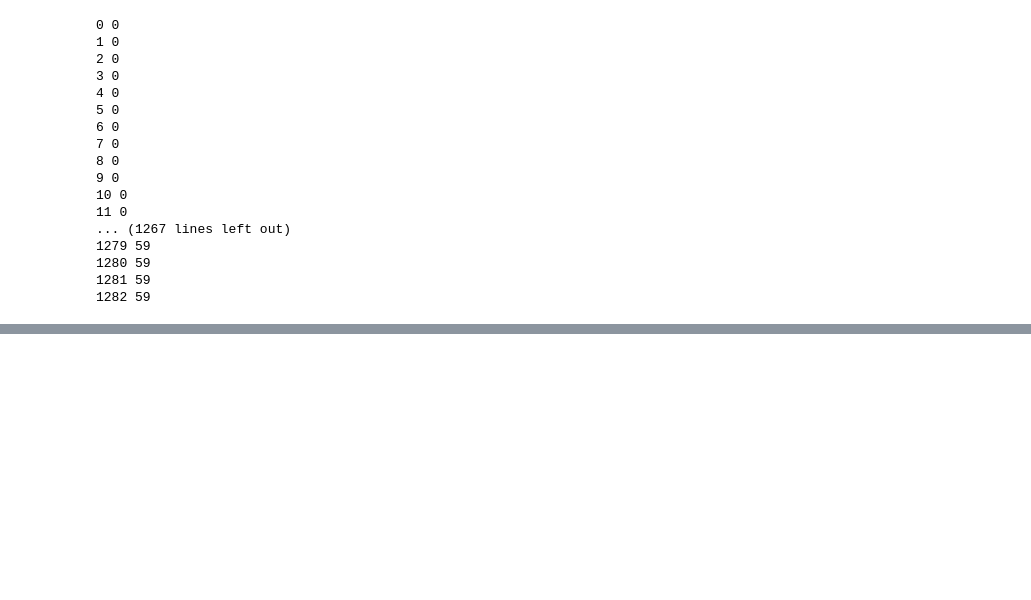
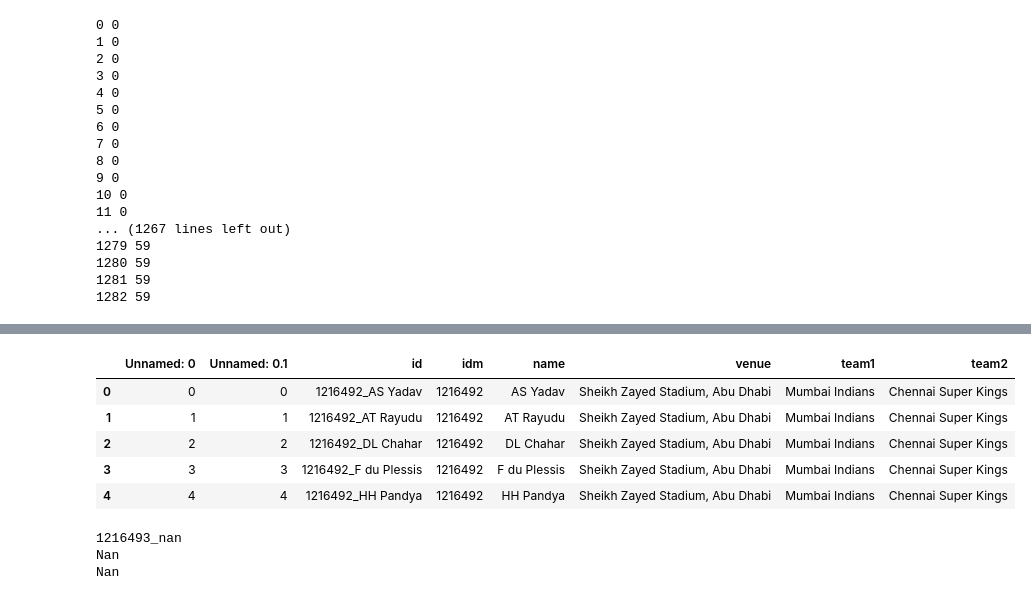
Before and after one commit to trigger007/IPL-kaggle, a Jupyter notebook: train.ipynb, the cells around one changed output, grey strips where cells are left out. Cells and saved outputs as stored; diff of their text form; code cells hidden in the pictures; blank space fills up the shorter version.

```diff
--- a/train.ipynb
+++ b/train.ipynb
@@ -177,0 +337,10 @@ test.to_csv("ipltest.csv")
+# %%
+test=pd.read_csv("ipltest.csv")
+test.head()
+# %% [output]
+|  | Unnamed: 0 | Unnamed: 0.1 | id | idm | name | venue | team1 | team2 |
+| 0 | 0 | 0 | 1216492_AS Yadav | 1216492 | AS Yadav | Sheikh Zayed Stadium, Abu Dhabi | Mumbai Indians | Chennai Super Kings |
+| 1 | 1 | 1 | 1216492_AT Rayudu | 1216492 | AT Rayudu | Sheikh Zayed Stadium, Abu Dhabi | Mumbai Indians | Chennai Super Kings |
+| 2 | 2 | 2 | 1216492_DL Chahar | 1216492 | DL Chahar | Sheikh Zayed Stadium, Abu Dhabi | Mumbai Indians | Chennai Super Kings |
+| 3 | 3 | 3 | 1216492_F du Plessis | 1216492 | F du Plessis | Sheikh Zayed Stadium, Abu Dhabi | Mumbai Indians | Chennai Super Kings |
+| 4 | 4 | 4 | 1216492_HH Pandya | 1216492 | HH Pandya | Sheikh Zayed Stadium, Abu Dhabi | Mumbai Indians | Chennai Super Kings |
@@ -177,0 +351,8 @@ test.to_csv("ipltest.csv")
+# %%
+print(test["id"][44])
+print(test["name"][455])
+print(test["name"][1194])
+# %% [output]
+1216493_nan
+Nan
+Nan
```
Also changed, not shown: parts of 27 cells of this notebook, 3 other files.
